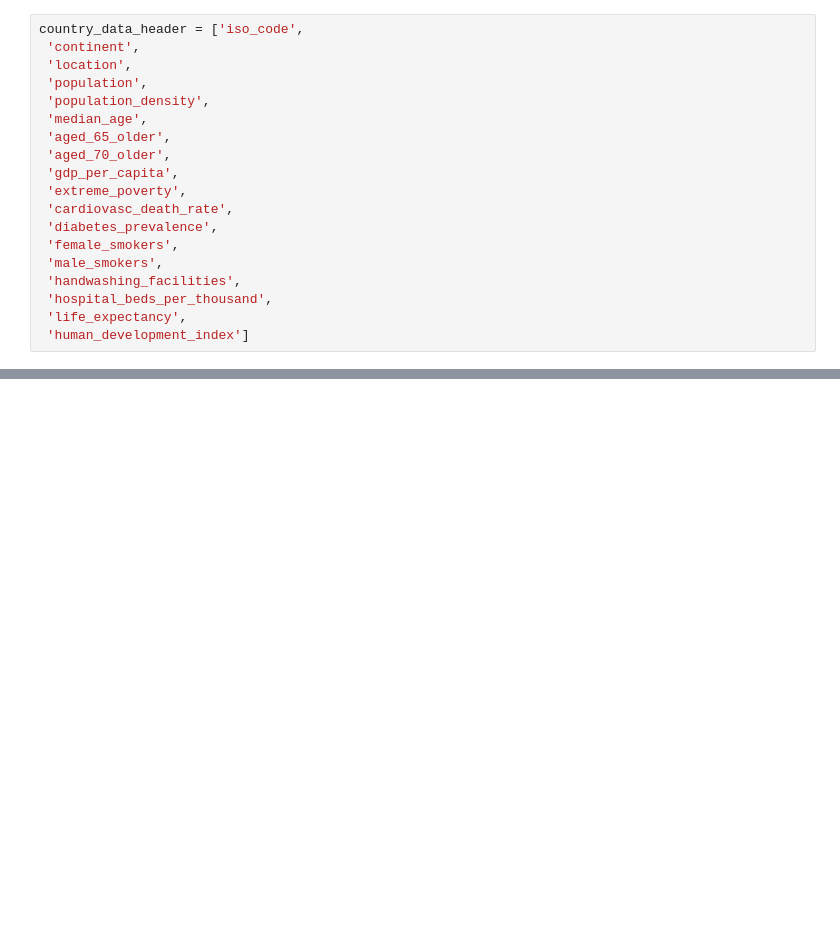
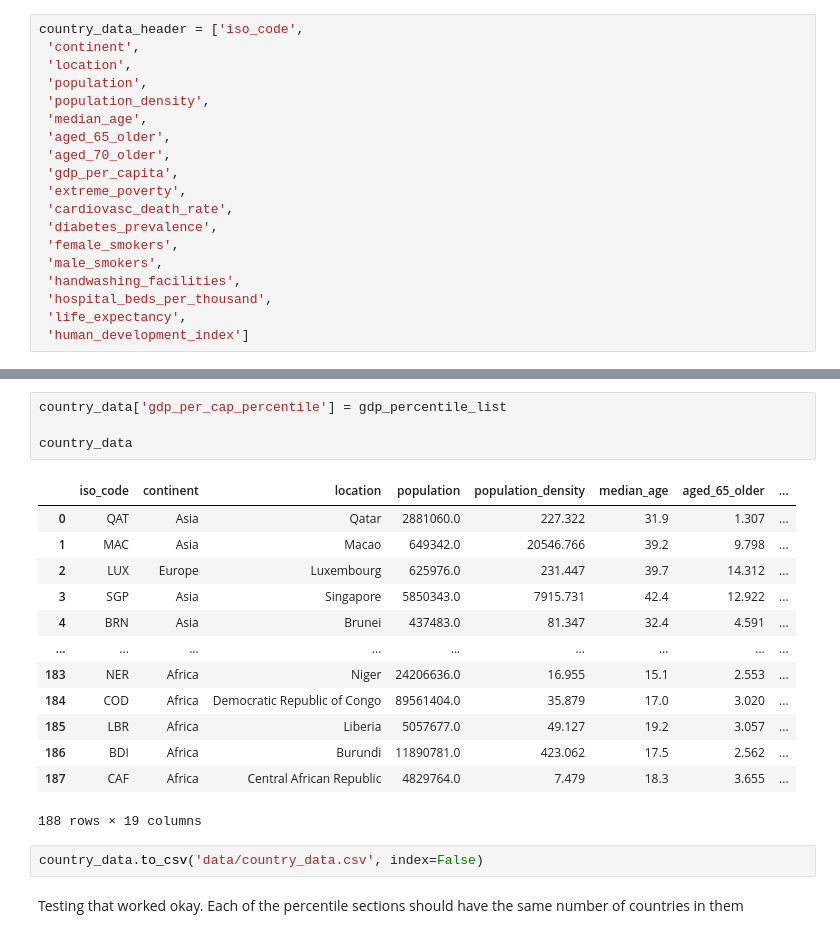
Before and after one commit to JakeCarbone/covid-tracker, a Jupyter notebook: data handler.ipynb, the cells around one changed output, grey strips where cells are left out. Cells and saved outputs as stored; diff of their text form; blank space fills up the shorter version.

```diff
--- a/data handler.ipynb
+++ b/data handler.ipynb
@@ -127,0 +136,22 @@ for i, j in enumerate(list(df)):
+# %%
+country_data['gdp_per_cap_percentile'] = gdp_percentile_list
+
+country_data
+# %% [output]
+|  | iso_code | continent | location | population | population_density | median_age | aged_65_older | ... |
+| 0 | QAT | Asia | Qatar | 2881060.0 | 227.322 | 31.9 | 1.307 | ... |
+| 1 | MAC | Asia | Macao | 649342.0 | 20546.766 | 39.2 | 9.798 | ... |
+| 2 | LUX | Europe | Luxembourg | 625976.0 | 231.447 | 39.7 | 14.312 | ... |
+| 3 | SGP | Asia | Singapore | 5850343.0 | 7915.731 | 42.4 | 12.922 | ... |
+| 4 | BRN | Asia | Brunei | 437483.0 | 81.347 | 32.4 | 4.591 | ... |
+| ... | ... | ... | ... | ... | ... | ... | ... | ... |
+| 183 | NER | Africa | Niger | 24206636.0 | 16.955 | 15.1 | 2.553 | ... |
+| 184 | COD | Africa | Democratic Republic of Congo | 89561404.0 | 35.879 | 17.0 | 3.020 | ... |
+| 185 | LBR | Africa | Liberia | 5057677.0 | 49.127 | 19.2 | 3.057 | ... |
+| 186 | BDI | Africa | Burundi | 11890781.0 | 423.062 | 17.5 | 2.562 | ... |
+| 187 | CAF | Africa | Central African Republic | 4829764.0 | 7.479 | 18.3 | 3.655 | ... |
+188 rows × 19 columns
+# %%
+country_data.to_csv('data/country_data.csv', index=False)
+# %% [markdown]
+Testing that worked okay. Each of the percentile sections should have the same number of countries in them
```
Also changed, not shown: parts of 32 cells of this notebook, 5 other files.
